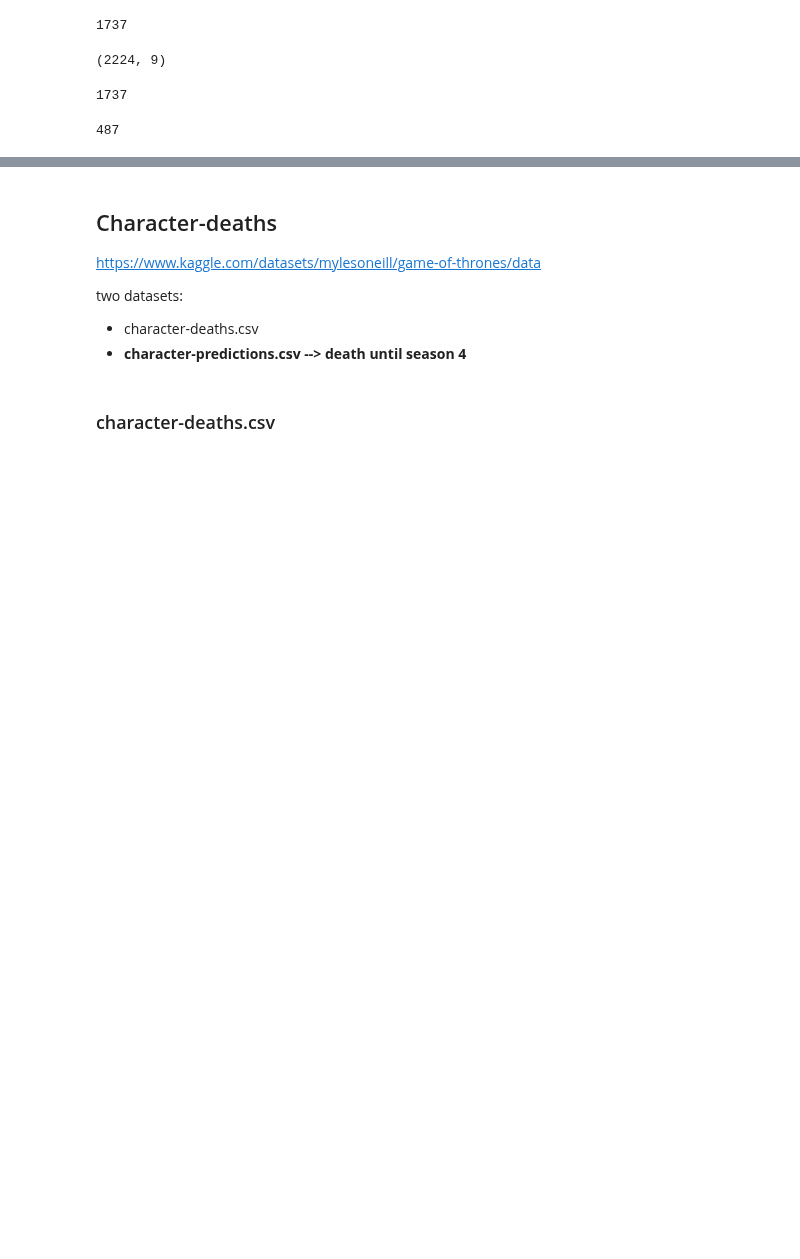
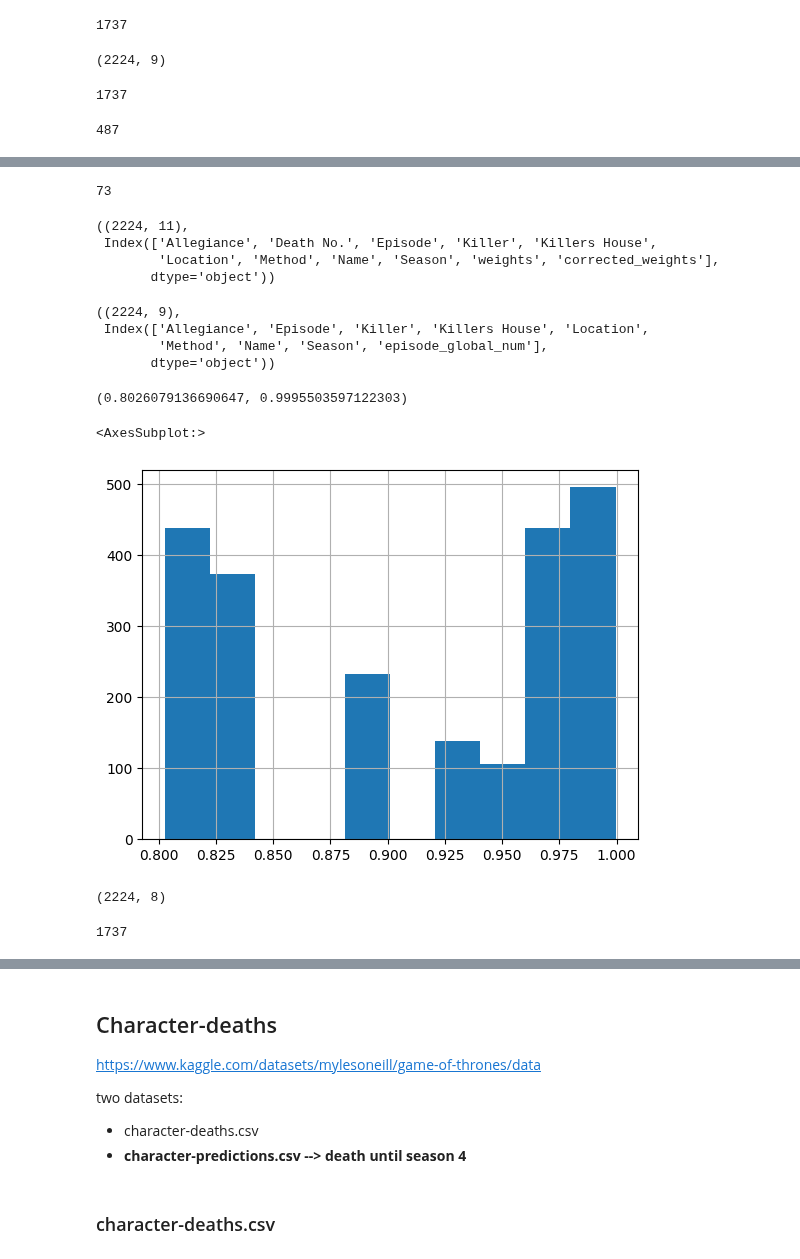
Before and after one commit to franziskasteger/game-of-thrones-survival, a Jupyter notebook: notebooks/Carmen_data_cleaning.ipynb, the cells around one changed output, grey strips where cells are left out. Drawn from its saved outputs; the diff is of its cells as text; code cells hidden in the pictures; blank space fills up the shorter version.

```diff
--- a/notebooks/Carmen_data_cleaning.ipynb
+++ b/notebooks/Carmen_data_cleaning.ipynb
@@ -224,0 +287,51 @@ only_deaths_wo_deathno.duplicated().sum()
+# %%
+only_deaths_wo_deathno['episode_global_num'] = only_deaths_wo_deathno.apply(calculate_global_episode, axis=1)
+
+
+#
+# %%
+only_deaths_wo_deathno.episode_global_num.max()
+# %% [output]
+73
+# %%
+only_deaths_original.shape, only_deaths_original.columns
+# %% [output]
+((2224, 11),
+ Index(['Allegiance', 'Death No.', 'Episode', 'Killer', 'Killers House',
+        'Location', 'Method', 'Name', 'Season', 'weights', 'corrected_weights'],
+       dtype='object'))
+# %%
+only_deaths_wo_deathno.shape, only_deaths_wo_deathno.columns
+# %% [output]
+((2224, 9),
+ Index(['Allegiance', 'Episode', 'Killer', 'Killers House', 'Location',
+        'Method', 'Name', 'Season', 'episode_global_num'],
+       dtype='object'))
+# %%
+## Calculate weight_simple
+# Calculate frequency
+frequency = only_deaths_wo_deathno['Name'].value_counts()
+
+# Calculate total observations
+total_observations = len(only_deaths_wo_deathno)
+
+# Calculate percentage of appearance
+percentage_appearance = frequency / total_observations * 100
+
+# Calculate inverse percentage
+inverse_percentage = 100 - percentage_appearance
+
+# Normalize weights to
+weights = inverse_percentage/100
+
+# Map weights back to the original dataframe
+only_deaths_wo_deathno['weights_simple'] = only_deaths_wo_deathno['Name'].map(weights)
+# %%
+only_deaths_wo_deathno.weights_simple.min(), only_deaths_wo_deathno.weights_simple.max()
+# %% [output]
+(0.8026079136690647, 0.9995503597122303)
+# %%
+only_deaths_wo_deathno.weights_simple.hist()
+# %% [output]
+<AxesSubplot:>
+[figure, added]
@@ -224,0 +347,8 @@ only_deaths_wo_deathno.duplicated().sum()
+# %%
+only_deaths_wo_deathno.shape
+# %% [output]
+(2224, 8)
+# %%
+only_deaths_wo_deathno.duplicated().sum()
+# %% [output]
+1737
```
Also changed, not shown: parts of 102 cells of this notebook, 1 other file.
